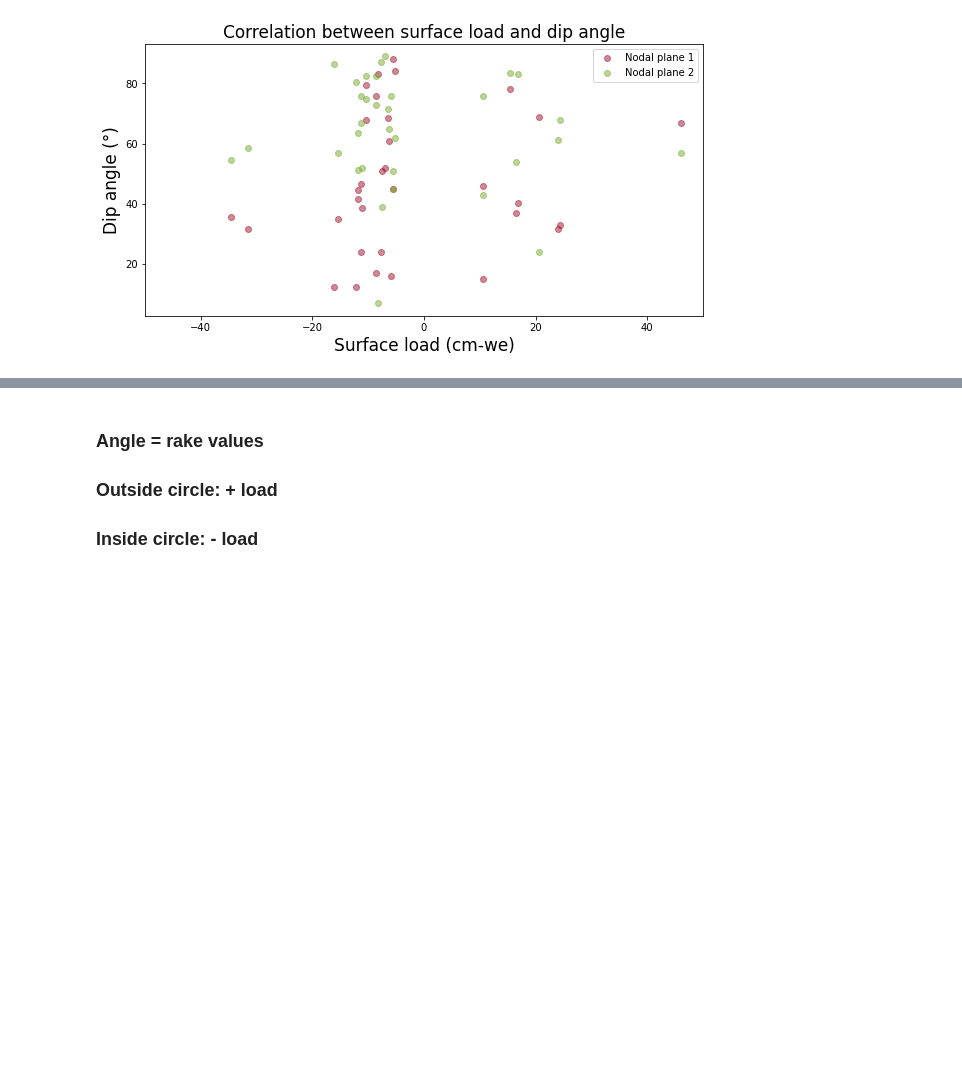
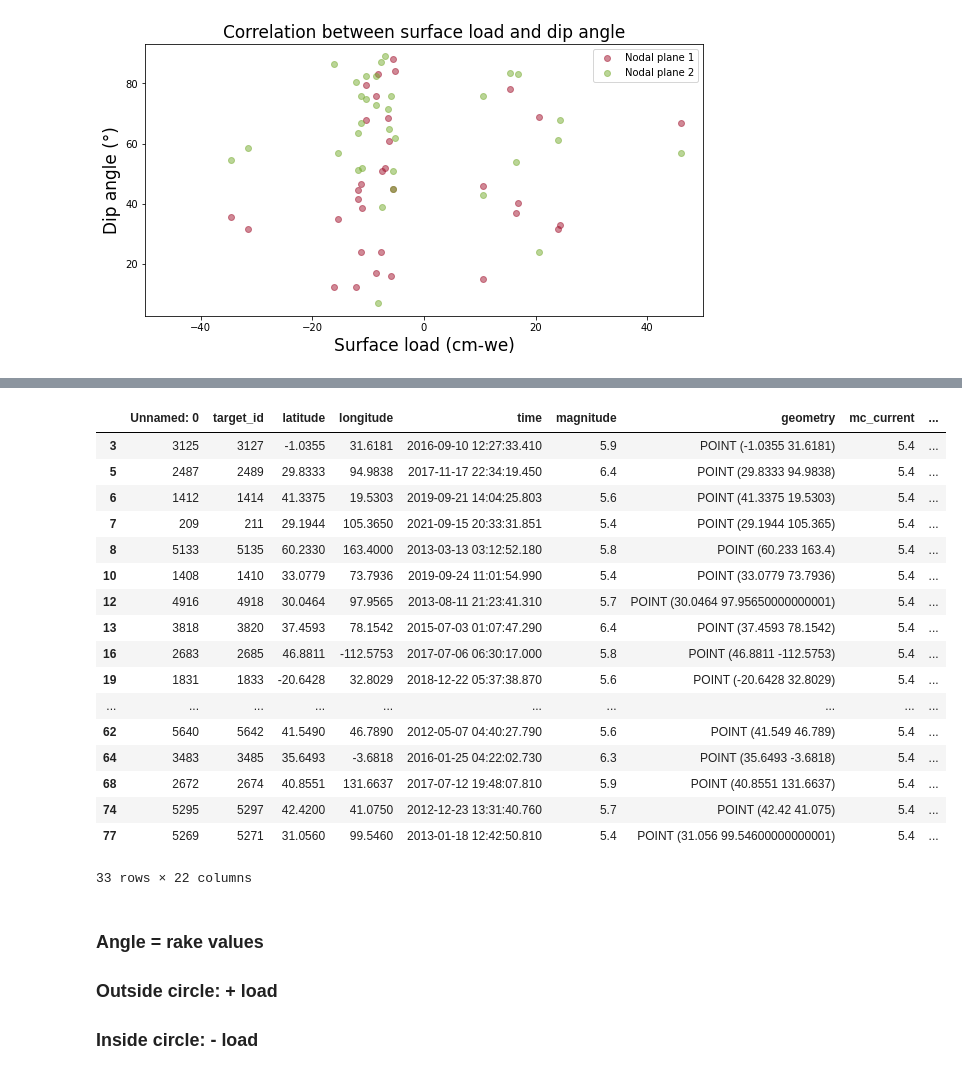
Before and after one commit to amandasyamsul/SLIQ, a Jupyter notebook: focal-mechanisms.ipynb, the cells around one changed output, grey strips where cells are left out. Cells and saved outputs as stored; diff of their text form; code cells hidden in the pictures; blank space fills up the shorter version.

```diff
--- a/focal-mechanisms.ipynb
+++ b/focal-mechanisms.ipynb
@@ -150,3 +189,24 @@ Text(0.5, 1.0, 'Correlation between surface load and dip angle')
+# %%
+mt_cat
+# %% [output]
+|  | Unnamed: 0 | target_id | latitude | longitude | time | magnitude | geometry | mc_current | ... |
+| 3 | 3125 | 3127 | -1.0355 | 31.6181 | 2016-09-10 12:27:33.410 | 5.9 | POINT (-1.0355 31.6181) | 5.4 | ... |
+| 5 | 2487 | 2489 | 29.8333 | 94.9838 | 2017-11-17 22:34:19.450 | 6.4 | POINT (29.8333 94.9838) | 5.4 | ... |
+| 6 | 1412 | 1414 | 41.3375 | 19.5303 | 2019-09-21 14:04:25.803 | 5.6 | POINT (41.3375 19.5303) | 5.4 | ... |
+| 7 | 209 | 211 | 29.1944 | 105.3650 | 2021-09-15 20:33:31.851 | 5.4 | POINT (29.1944 105.365) | 5.4 | ... |
+| 8 | 5133 | 5135 | 60.2330 | 163.4000 | 2013-03-13 03:12:52.180 | 5.8 | POINT (60.233 163.4) | 5.4 | ... |
+| 10 | 1408 | 1410 | 33.0779 | 73.7936 | 2019-09-24 11:01:54.990 | 5.4 | POINT (33.0779 73.7936) | 5.4 | ... |
+| 12 | 4916 | 4918 | 30.0464 | 97.9565 | 2013-08-11 21:23:41.310 | 5.7 | POINT (30.0464 97.95650000000001) | 5.4 | ... |
+| 13 | 3818 | 3820 | 37.4593 | 78.1542 | 2015-07-03 01:07:47.290 | 6.4 | POINT (37.4593 78.1542) | 5.4 | ... |
+| 16 | 2683 | 2685 | 46.8811 | -112.5753 | 2017-07-06 06:30:17.000 | 5.8 | POINT (46.8811 -112.5753) | 5.4 | ... |
+| 19 | 1831 | 1833 | -20.6428 | 32.8029 | 2018-12-22 05:37:38.870 | 5.6 | POINT (-20.6428 32.8029) | 5.4 | ... |
+| ... | ... | ... | ... | ... | ... | ... | ... | ... | ... |
+| 62 | 5640 | 5642 | 41.5490 | 46.7890 | 2012-05-07 04:40:27.790 | 5.6 | POINT (41.549 46.789) | 5.4 | ... |
+| 64 | 3483 | 3485 | 35.6493 | -3.6818 | 2016-01-25 04:22:02.730 | 6.3 | POINT (35.6493 -3.6818) | 5.4 | ... |
+| 68 | 2672 | 2674 | 40.8551 | 131.6637 | 2017-07-12 19:48:07.810 | 5.9 | POINT (40.8551 131.6637) | 5.4 | ... |
+| 74 | 5295 | 5297 | 42.4200 | 41.0750 | 2012-12-23 13:31:40.760 | 5.7 | POINT (42.42 41.075) | 5.4 | ... |
+| 77 | 5269 | 5271 | 31.0560 | 99.5460 | 2013-01-18 12:42:50.810 | 5.4 | POINT (31.056 99.54600000000001) | 5.4 | ... |
+33 rows × 22 columns
 # %% [markdown]
 ### Angle = rake values
 ### Outside circle: + load
```
Also changed, not shown: parts of 4 cells of this notebook, 3 other files.
